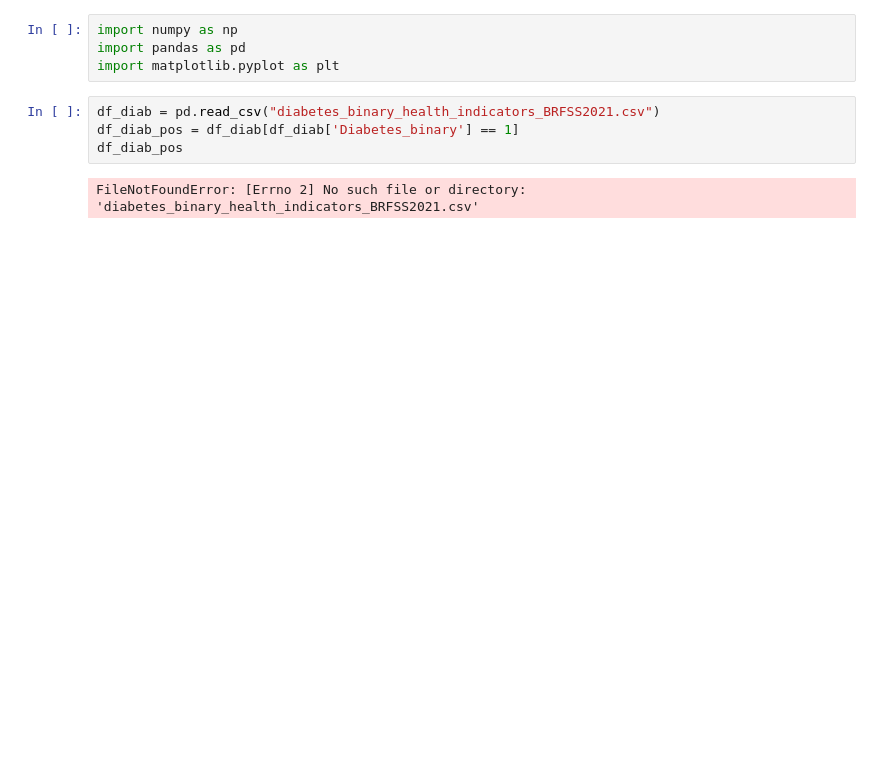
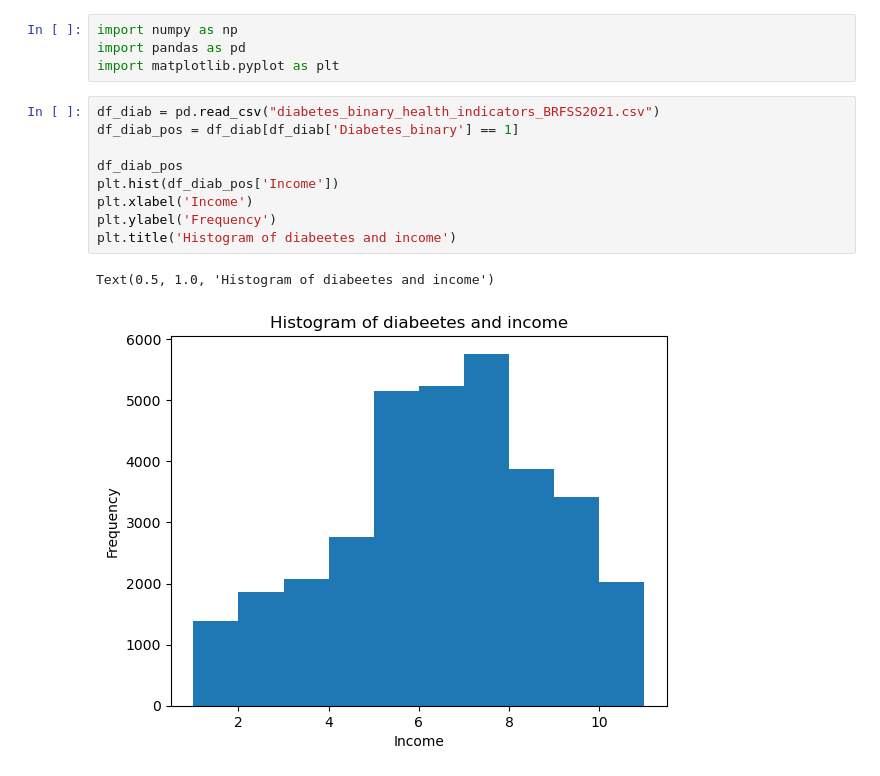
Before and after one commit to TylerHaims/Diabetes, a Jupyter notebook: creatingHistogram.ipynb, the cells around one changed output. Cells and saved outputs as stored; diff of their text form; blank space fills up the shorter version.

Commit message:
histograms

```diff
--- a/creatingHistogram.ipynb
+++ b/creatingHistogram.ipynb
@@ -5,6 +5,12 @@ import matplotlib.pyplot as plt
 # %%
 df_diab = pd.read_csv("diabetes_binary_health_indicators_BRFSS2021.csv")
 df_diab_pos = df_diab[df_diab['Diabetes_binary'] == 1]
+
 df_diab_pos
+plt.hist(df_diab_pos['Income'])
+plt.xlabel('Income')
+plt.ylabel('Frequency')
+plt.title('Histogram of diabeetes and income')
 # %% [output]
-FileNotFoundError: [Errno 2] No such file or directory: 'diabetes_binary_health_indicators_BRFSS2021.csv'
+Text(0.5, 1.0, 'Histogram of diabeetes and income')
+[figure, added]
```
Also changed, not shown: parts of 2 cells of this notebook, 6 other files.
